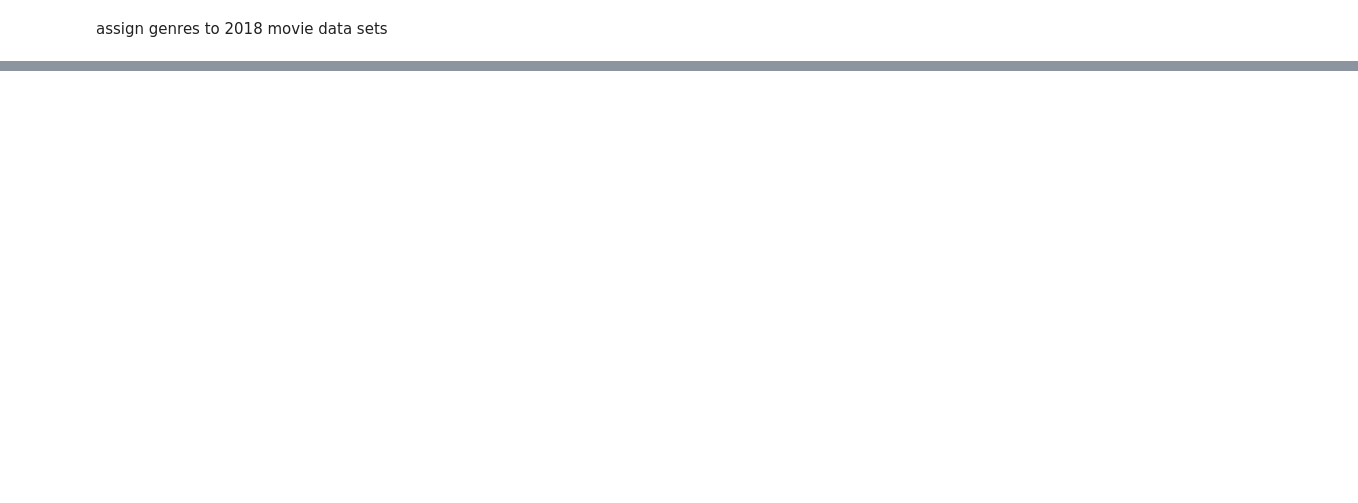
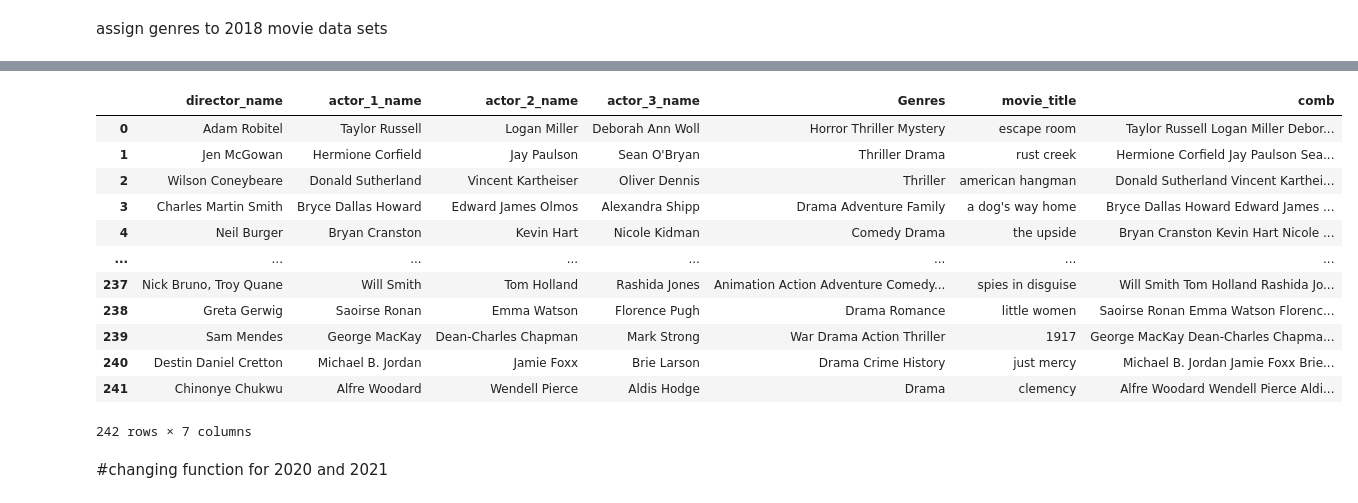
Before and after one commit to nilupulmanodya/machine-learning-projects, a Jupyter notebook: movie recomendation system/Data_Preprocessing-Wiki.ipynb, the cells around one changed output, grey strips where cells are left out. Saved outputs shown, nothing was run; the diff lists cells and outputs as text; code cells hidden in the pictures; blank space fills up the shorter version.

Commit message:
get 18/19/20/21 american movies datasets from wiki

```diff
--- a/movie recomendation system/Data_Preprocessing-Wiki.ipynb
+++ b/movie recomendation system/Data_Preprocessing-Wiki.ipynb
@@ -71,4 +107,4 @@ result[0]['id']
 # %%
 import requests
 # %%
-response = requests.get('https://api.themoviedb.org/3/movie/437557?api_key=2263489ac6c0543decf5224f861ae8ae&language=en-US')
+# response = requests.get('https://api.themoviedb.org/3/movie/190746?api_key=2263489ac6c0543decf5224f861ae8ae&language=en-US')
@@ -354,0 +235,39 @@ new_df_18
+# %%
+link_2018 = "https://en.wikipedia.org/wiki/List_of_American_films_of_2018"
+link_2019 = 'https://en.wikipedia.org/wiki/List_of_American_films_of_2019'
+link_2020 = 'https://en.wikipedia.org/wiki/List_of_American_films_of_2020'
+link_2021 = 'https://en.wikipedia.org/wiki/List_of_American_films_of_2021'
+# %%
+def movie_data_set(wiki_link):
+    df1 = pd.read_html(wiki_link, header=0)[2]
+    df2 = pd.read_html(wiki_link, header=0)[3]
+    df3 = pd.read_html(wiki_link, header=0)[4]
+    df4 = pd.read_html(wiki_link, header=0)[5]
+
+    df = df1.append(df2.append(df3.append(df4,ignore_index=True),ignore_index=True),ignore_index=True)
+    df['Genres'] = df['Title'].map(lambda x:get_genres(str(x))) #calling get_genres() previously implemented
+    df_1 = df[['Title','Cast and crew','Genres']]
+    df_1['Genres'] = df_1['Genres'].str.replace(',', '')
+
+    df_1['director_name'] = df_1['Cast and crew'].map(lambda x: get_director(x))#calling get_director()
+    df_1['actor_1_name'] = df_1['Cast and crew'].map(lambda x: get_actor1(x))#calling get_actor1()
+    df_1['actor_2_name'] = df_1['Cast and crew'].map(lambda x: get_actor_2(x))#calling get_actor_2()
+    df_1['actor_3_name'] = df_1['Cast and crew'].map(lambda x: get_actor_3(x)) #calling get_actor_3()
+
+    #rename column title to movie_title
+    df_1 = df_1.rename(columns={'Title':'movie_title'})
+
+    #filtering needed data columns for future model design
+    new_df = df_1.loc[:,['director_name','actor_1_name','actor_2_name','actor_3_name','Genres','movie_title']]
+
+    #replacing NaN values
+    new_df['actor_2_name'] = new_df['actor_2_name'].replace(np.NaN,'unknown')
+    new_df['actor_3_name'] = new_df['actor_3_name'].replace(np.NaN,'unknown')
+
+    #change movie titles to lowercase
+    new_df['movie_title'] = new_df['movie_title'].str.lower()
+
+    #implement combination column
+    new_df['comb'] = new_df['actor_1_name']+' '+new_df['actor_2_name']+' '+new_df['actor_3_name']+' '+new_df['director_name']+' '+new_df['Genres']
+
+    return new_df
@@ -354,0 +303,2 @@ new_df_18
+# %%
+df_2019 = movie_data_set(link_2019)
@@ -354,0 +321,18 @@ new_df_18
+# %%
+df_2019
+# %% [output]
+|  | director_name | actor_1_name | actor_2_name | actor_3_name | Genres | movie_title | comb |
+| 0 | Adam Robitel | Taylor Russell | Logan Miller | Deborah Ann Woll | Horror Thriller Mystery | escape room | Taylor Russell Logan Miller Debor... |
+| 1 | Jen McGowan | Hermione Corfield | Jay Paulson | Sean O'Bryan | Thriller Drama | rust creek | Hermione Corfield Jay Paulson Sea... |
+| 2 | Wilson Coneybeare | Donald Sutherland | Vincent Kartheiser | Oliver Dennis | Thriller | american hangman | Donald Sutherland Vincent Karthei... |
+| 3 | Charles Martin Smith | Bryce Dallas Howard | Edward James Olmos | Alexandra Shipp | Drama Adventure Family | a dog's way home | Bryce Dallas Howard Edward James ... |
+| 4 | Neil Burger | Bryan Cranston | Kevin Hart | Nicole Kidman | Comedy Drama | the upside | Bryan Cranston Kevin Hart Nicole ... |
+| ... | ... | ... | ... | ... | ... | ... | ... |
+| 237 | Nick Bruno, Troy Quane | Will Smith | Tom Holland | Rashida Jones | Animation Action Adventure Comedy... | spies in disguise | Will Smith Tom Holland Rashida Jo... |
+| 238 | Greta Gerwig | Saoirse Ronan | Emma Watson | Florence Pugh | Drama Romance | little women | Saoirse Ronan Emma Watson Florenc... |
+| 239 | Sam Mendes | George MacKay | Dean-Charles Chapman | Mark Strong | War Drama Action Thriller | 1917 | George MacKay Dean-Charles Chapma... |
+| 240 | Destin Daniel Cretton | Michael B. Jordan | Jamie Foxx | Brie Larson | Drama Crime History | just mercy | Michael B. Jordan Jamie Foxx Brie... |
+| 241 | Chinonye Chukwu | Alfre Woodard | Wendell Pierce | Aldis Hodge | Drama | clemency | Alfre Woodard Wendell Pierce Aldi... |
+242 rows × 7 columns
+# %% [markdown]
+#changing function for 2020 and 2021
```
Also changed, not shown: parts of 81 cells of this notebook, 4 other files.
